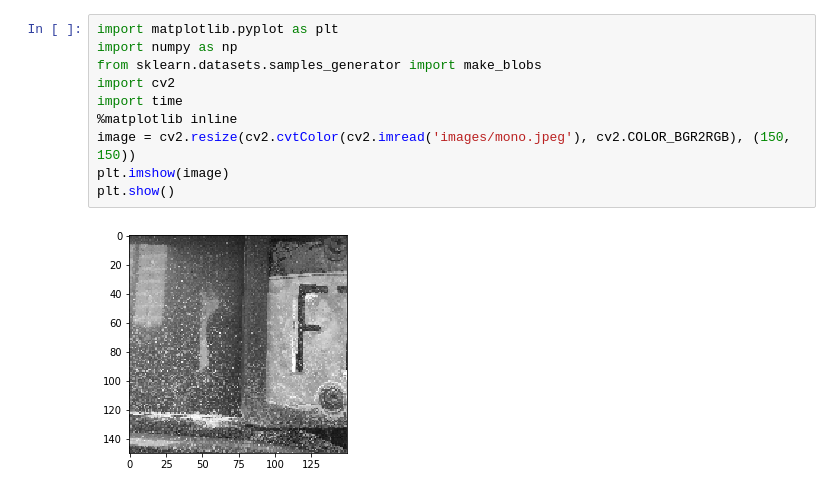
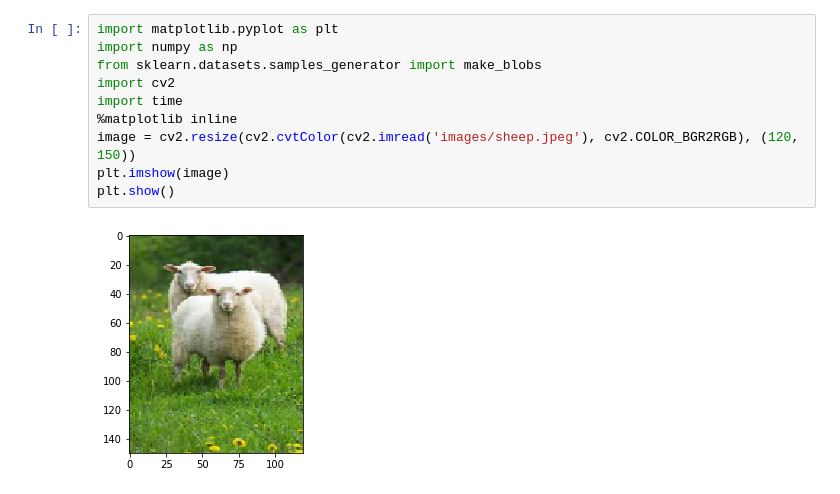
Before and after one commit to cumason123/machine-learning, a Jupyter notebook: clustering-algorithms/k-means-image-segmentation.ipynb, the cells around one changed output. Saved outputs shown, nothing was run; the diff lists cells and outputs as text.

Commit message:
readded sheep

```diff
--- a/clustering-algorithms/k-means-image-segmentation.ipynb
+++ b/clustering-algorithms/k-means-image-segmentation.ipynb
@@ -1,15 +1,15 @@
 # %%
 import matplotlib.pyplot as plt
 import numpy as np
 from sklearn.datasets.samples_generator import make_blobs
 import cv2
 import time
 %matplotlib inline
-image = cv2.resize(cv2.cvtColor(cv2.imread('images/mono.jpeg'), cv2.COLOR_BGR2RGB), (150, 150))
+image = cv2.resize(cv2.cvtColor(cv2.imread('images/sheep.jpeg'), cv2.COLOR_BGR2RGB), (120, 150))
 plt.imshow(image)
 plt.show()
 # %% [output]
-[figure, old version]
+[figure, new version]
 # %%
 class KMeansImageSegmentation():
     def __init__(self, K):
```
Also changed, not shown: parts of 2 cells of this notebook, 1 other file.
